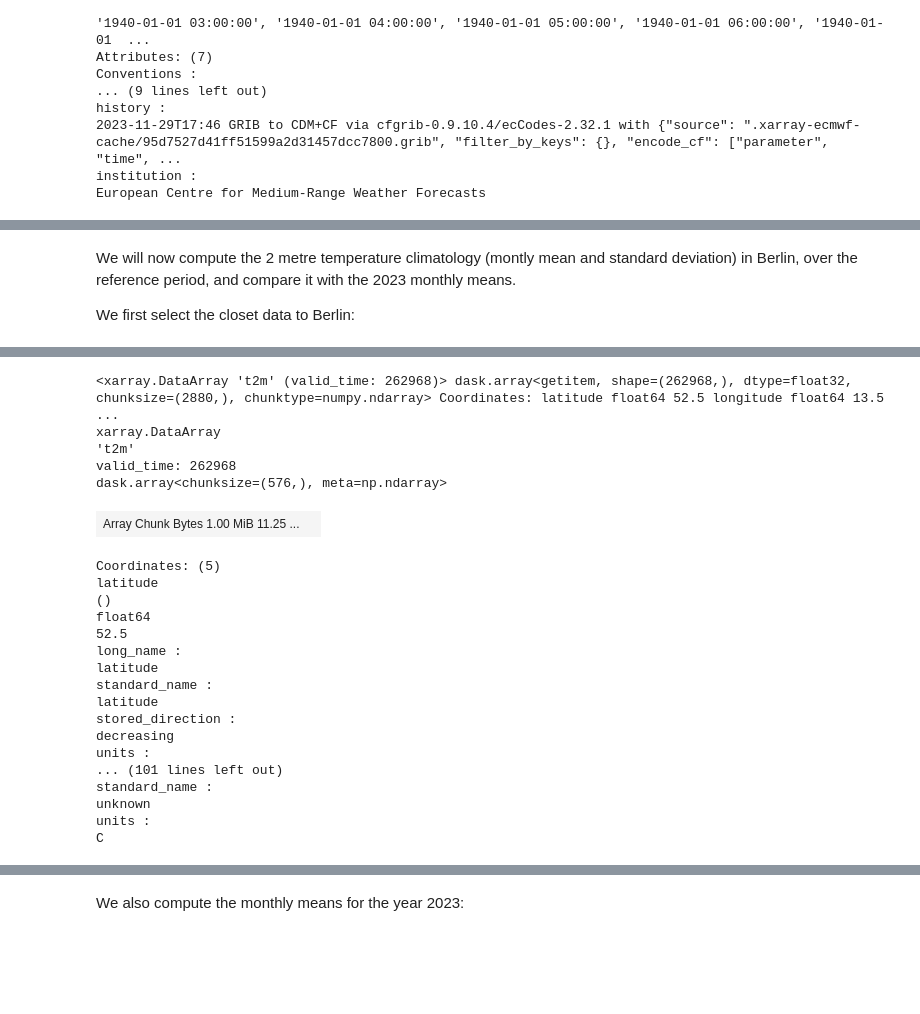
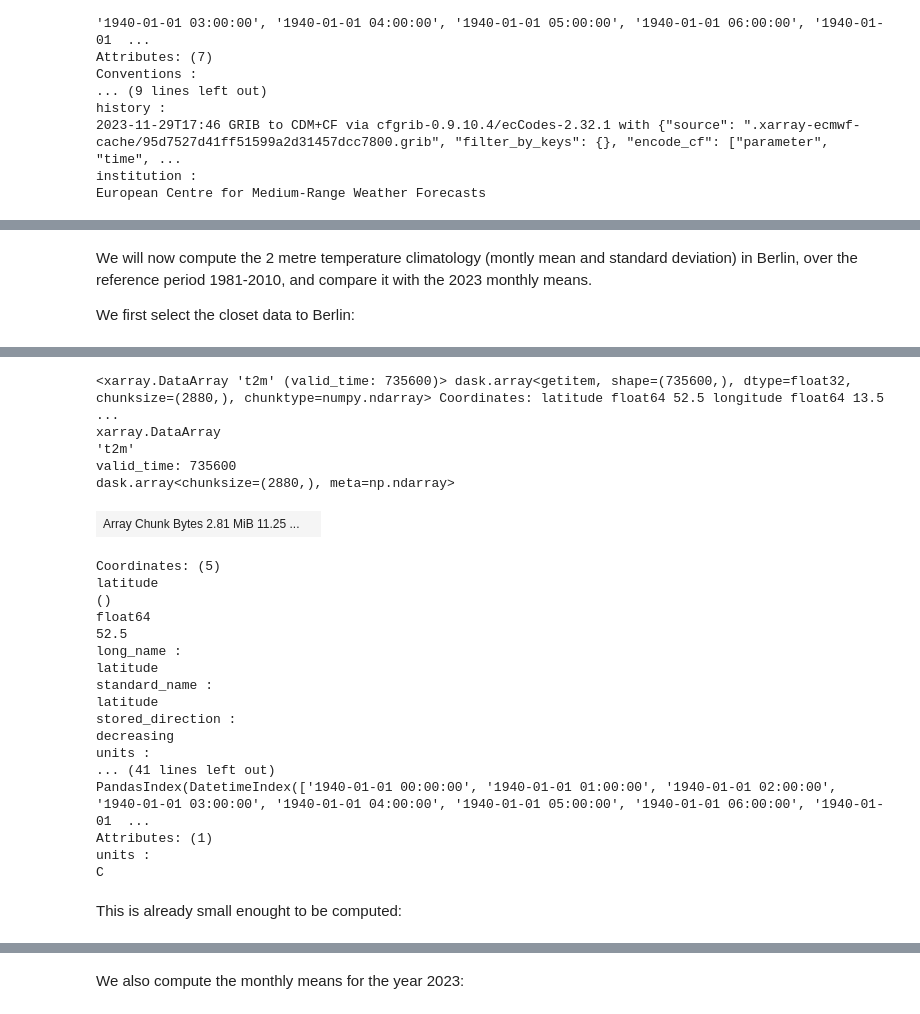
Before and after one commit to bopen/earthdatahub-notebooks, a Jupyter notebook: use-cases/tutorial-era5-reanalysis-era5-single-levels.ipynb, the cells around one changed output, grey strips where cells are left out. Saved outputs shown, nothing was run; the diff lists cells and outputs as text; code cells hidden in the pictures; blank space fills up the shorter version.

```diff
--- a/use-cases/tutorial-era5-reanalysis-era5-single-levels.ipynb
+++ b/use-cases/tutorial-era5-reanalysis-era5-single-levels.ipynb
@@ -346,10 +358,10 @@ display.map(
 # %% [markdown]
-We will now compute the 2 metre temperature climatology (montly mean and standard deviation) in Berlin, over the reference period, and compare it with the 2023 monthly means.
+We will now compute the 2 metre temperature climatology (montly mean and standard deviation) in Berlin, over the reference period 1981-2010, and compare it with the 2023 monthly means.
 
 We first select the closet data to Berlin:
 # %%
 %%time
 
-t2m_loc = t2m.sel(**{"latitude": 52.5, "longitude": 13.4}, method="nearest").sel(valid_time=slice("1981", "2010"))
-t2m_loc
+t2m_Berlin = t2m.sel(**{"latitude": 52.5, "longitude": 13.4}, method="nearest")
+t2m_Berlin
 # %% [output]
@@ -358,9 +370,9 @@ Wall time: 9.03 ms
-<xarray.DataArray 't2m' (valid_time: 262968)> dask.array<getitem, shape=(262968,), dtype=float32, chunksize=(2880,), chunktype=numpy.ndarray> Coordinates: latitude float64 52.5 longitude float64 13.5  ...
+<xarray.DataArray 't2m' (valid_time: 735600)> dask.array<getitem, shape=(735600,), dtype=float32, chunksize=(2880,), chunktype=numpy.ndarray> Coordinates: latitude float64 52.5 longitude float64 13.5  ...
 xarray.DataArray
 't2m'
-valid_time: 262968
-dask.array<chunksize=(576,), meta=np.ndarray>
+valid_time: 735600
+dask.array<chunksize=(2880,), meta=np.ndarray>
-| Array Chunk Bytes 1.00 MiB 11.25 ... |  |
+| Array Chunk Bytes 2.81 MiB 11.25 ... |  |
 Coordinates: (5)
 latitude
 ()
@@ -373,11 +385,13 @@ latitude
 stored_direction :
 decreasing
 units :
-... (101 lines left out)
-standard_name :
-unknown
+... (41 lines left out)
+PandasIndex(DatetimeIndex(['1940-01-01 00:00:00', '1940-01-01 01:00:00', '1940-01-01 02:00:00', '1940-01-01 03:00:00', '1940-01-01 04:00:00', '1940-01-01 05:00:00', '1940-01-01 06:00:00', '1940-01-01  ...
+Attributes: (1)
 units :
 C
+# %% [markdown]
+This is already small enought to be computed:
 # %%
 %%time
 
```
Also changed, not shown: parts of 41 cells of this notebook.
